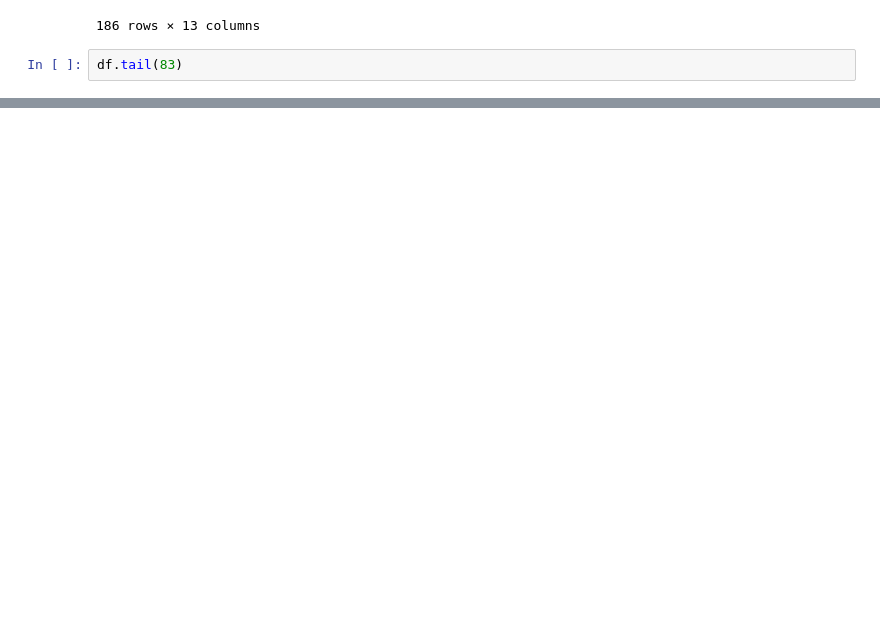
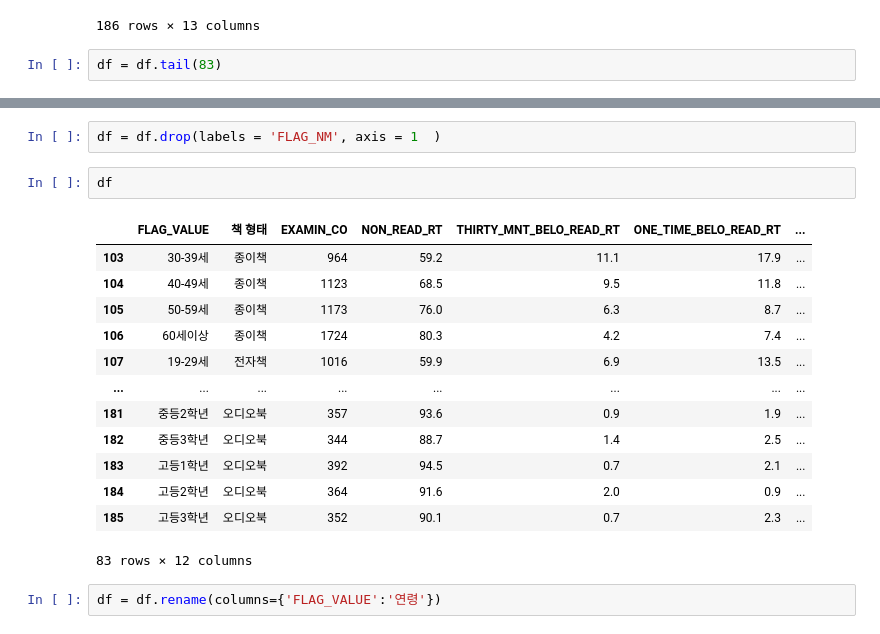
Before and after one commit to YoonGeonSON/streamlit-read-book, a Jupyter notebook: grade_read_book.ipynb, the cells around one changed output, grey strips where cells are left out. Saved outputs shown, nothing was run; the diff lists cells and outputs as text; blank space fills up the shorter version.

Commit message:
modified:   app.py 	modified:   app_adult.py 	modified:   app_student.py 	modified:   grade_read_book.ipynb

```diff
--- a/grade_read_book.ipynb
+++ b/grade_read_book.ipynb
@@ -112,4 +116,4 @@ df
 | 185 | 연령 | 고등3학년 | 오디오북 | 352 | 90.1 | 0.7 | 2.3 | ... |
 186 rows × 13 columns
 # %%
-df.tail(83)
+df = df.tail(83)
@@ -129,0 +152,20 @@ df.tail(83)
+# %%
+df = df.drop(labels = 'FLAG_NM', axis = 1  )
+# %%
+df
+# %% [output]
+|  | FLAG_VALUE | 책 형태 | EXAMIN_CO | NON_READ_RT | THIRTY_MNT_BELO_READ_RT | ONE_TIME_BELO_READ_RT | ... |
+| 103 | 30-39세 | 종이책 | 964 | 59.2 | 11.1 | 17.9 | ... |
+| 104 | 40-49세 | 종이책 | 1123 | 68.5 | 9.5 | 11.8 | ... |
+| 105 | 50-59세 | 종이책 | 1173 | 76.0 | 6.3 | 8.7 | ... |
+| 106 | 60세이상 | 종이책 | 1724 | 80.3 | 4.2 | 7.4 | ... |
+| 107 | 19-29세 | 전자책 | 1016 | 59.9 | 6.9 | 13.5 | ... |
+| ... | ... | ... | ... | ... | ... | ... | ... |
+| 181 | 중등2학년 | 오디오북 | 357 | 93.6 | 0.9 | 1.9 | ... |
+| 182 | 중등3학년 | 오디오북 | 344 | 88.7 | 1.4 | 2.5 | ... |
+| 183 | 고등1학년 | 오디오북 | 392 | 94.5 | 0.7 | 2.1 | ... |
+| 184 | 고등2학년 | 오디오북 | 364 | 91.6 | 2.0 | 0.9 | ... |
+| 185 | 고등3학년 | 오디오북 | 352 | 90.1 | 0.7 | 2.3 | ... |
+83 rows × 12 columns
+# %%
+df = df.rename(columns={'FLAG_VALUE':'연령'})
```
Also changed, not shown: parts of 6 cells of this notebook, 3 other files.
